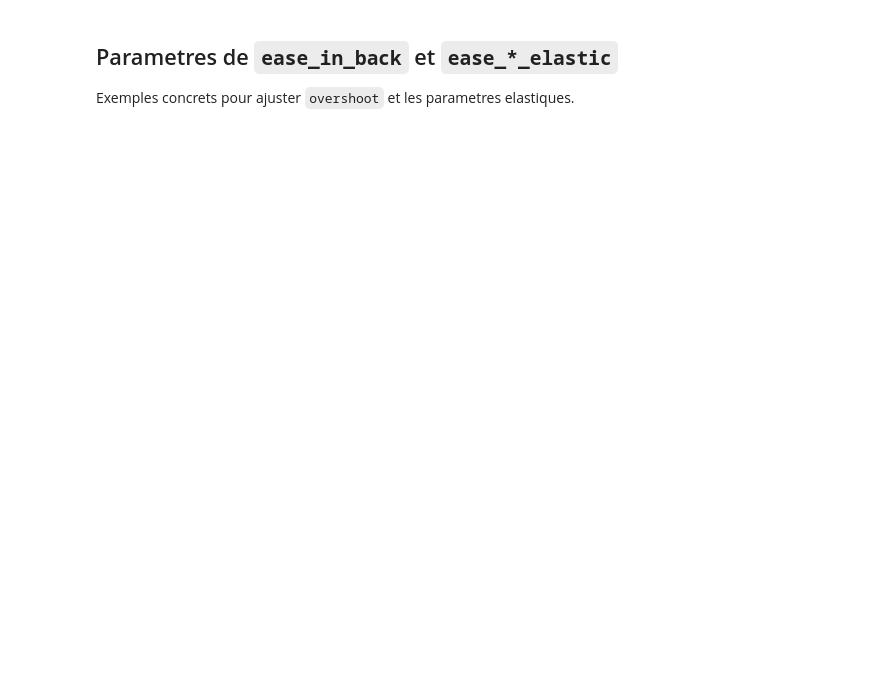
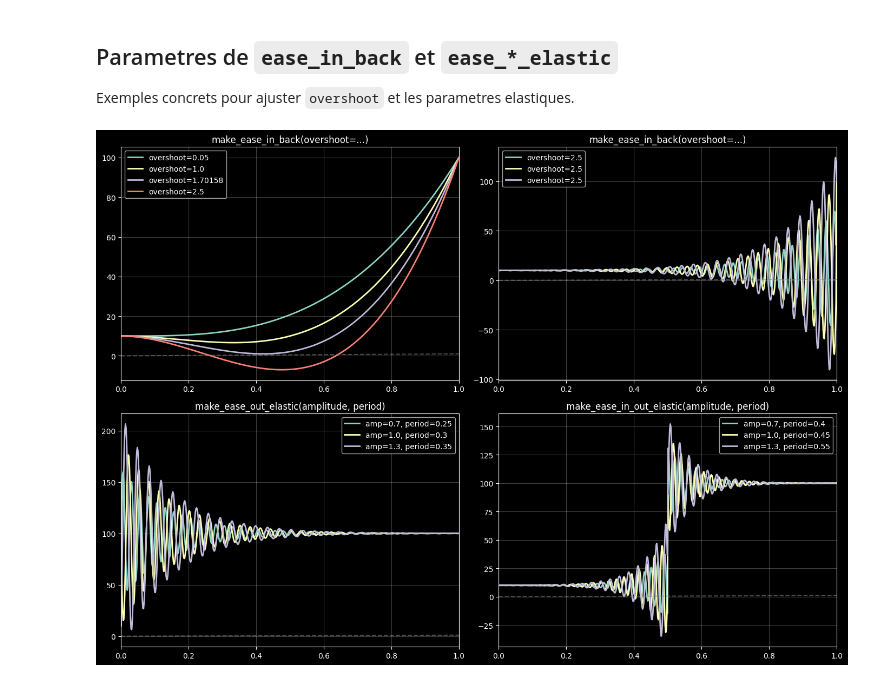
Before and after one commit to nschaetti/PixelPrism, a Jupyter notebook: notebooks/anim/easing_gallery.ipynb, the cells around one changed output. Cells and saved outputs as stored; diff of their text form; code cells hidden in the pictures; blank space fills up the shorter version.

```diff
--- a/notebooks/anim/easing_gallery.ipynb
+++ b/notebooks/anim/easing_gallery.ipynb
@@ -45,13 +57,6 @@ Exemples concrets pour ajuster `overshoot` et les parametres elastiques.
 # %%
 import numpy as np
 import matplotlib.pyplot as plt
-
-from pixelprism.anim.easing import (
-    make_ease_in_back,
-    make_ease_in_elastic,
-    make_ease_out_elastic,
-    make_ease_in_out_elastic,
-)
 
 u = np.linspace(0.0, 1.0, 600)
 
@@ -59,10 +64,17 @@ fig, axes = plt.subplots(2, 2, figsize=(14, 10), squeeze=False)
 
 # --- ease_in_back avec overshoot variable
 ax = axes[0][0]
-for overshoot in [0.5, 1.0, 1.70158, 2.5]:
-    fn = make_ease_in_back(overshoot=overshoot)
-    y = np.array([fn(float(x)) for x in u])
+for overshoot in [0.05, 1.0, 1.70158, 2.5]:
+    fn = create_interpolate(
+        start=start_value,
+        end=end_value,
+        interpolate_fn=INTERPOLATES["interpolate"],
+        easing_fn=EASINGS["ease_in_back"],
+        overshoot=overshoot
+    )
+    y = np.array([fn(t=float(x)) for x in u])
     ax.plot(u, y, linewidth=2, label=f'overshoot={overshoot}')
+# end for
 ax.plot([0, 1], [0, 1], '--', color='gray', alpha=0.6)
 ax.set_title('make_ease_in_back(overshoot=...)')
 ax.set_xlim(0, 1)
@@ -73,40 +85,77 @@ ax.legend()
 ax = axes[0][1]
 elastic_in_configs = [(0.7, 0.25), (1.0, 0.30), (1.3, 0.35)]
 for amplitude, period in elastic_in_configs:
-    fn = make_ease_in_elastic(amplitude=amplitude, period=period)
-    y = np.array([fn(float(x)) for x in u])
-    ax.plot(u, y, linewidth=2, label=f'amp={amplitude}, period={period}')
+    fn = create_interpolate(
+        start=start_value,
+        end=end_value,
+        interpolate_fn=INTERPOLATES["interpolate"],
+        easing_fn=EASINGS["ease_in_elastic"],
+        amplitude=amplitude,
+        period=period
+    )
+    y = np.array([fn(t=float(x)) for x in u])
+    ax.plot(u, y, linewidth=2, label=f'overshoot={overshoot}')
+# end for
 ax.plot([0, 1], [0, 1], '--', color='gray', alpha=0.6)
-ax.set_title('make_ease_in_elastic(amplitude, period)')
+ax.set_title('make_ease_in_back(overshoot=...)')
 ax.set_xlim(0, 1)
 ax.grid(alpha=0.25)
 ax.legend()
 
-# --- ease_out_elastic: amplitude et period
+# --- ease_in_elastic: amplitude et period
+# ax = axes[0][1]
+# elastic_in_configs = [(0.7, 0.25), (1.0, 0.30), (1.3, 0.35)]
+# for amplitude, period in elastic_in_configs:
+#     fn = make_ease_in_elastic(amplitude=amplitude, period=period)
+#     y = np.array([fn(float(x)) for x in u])
+#     ax.plot(u, y, linewidth=2, label=f'amp={amplitude}, period={period}')
+# ax.plot([0, 1], [0, 1], '--', color='gray', alpha=0.6)
+# ax.set_title('make_ease_in_elastic(amplitude, period)')
+# ax.set_xlim(0, 1)
+# ax.grid(alpha=0.25)
+# ax.legend()
+#
+# # --- ease_out_elastic: amplitude et period
 ax = axes[1][0]
 elastic_out_configs = [(0.7, 0.25), (1.0, 0.30), (1.3, 0.35)]
 for amplitude, period in elastic_out_configs:
-    fn = make_ease_out_elastic(amplitude=amplitude, period=period)
+    fn = create_interpolate(
+        start=start_value,
+        end=end_value,
+        interpolate_fn=INTERPOLATES["interpolate"],
+        easing_fn=EASINGS["ease_out_elastic"],
+        amplitude=amplitude,
+        period=period
+    )
     y = np.array([fn(float(x)) for x in u])
     ax.plot(u, y, linewidth=2, label=f'amp={amplitude}, period={period}')
 ax.plot([0, 1], [0, 1], '--', color='gray', alpha=0.6)
 ax.set_title('make_ease_out_elastic(amplitude, period)')
 ax.set_xlim(0, 1)
 ax.grid(alpha=0.25)
 ax.legend()
 
 # --- ease_in_out_elastic: amplitude et period
 ax = axes[1][1]
 elastic_in_out_configs = [(0.7, 0.40), (1.0, 0.45), (1.3, 0.55)]
 for amplitude, period in elastic_in_out_configs:
-    fn = make_ease_in_out_elastic(amplitude=amplitude, period=period)
+    fn = create_interpolate(
+        start=start_value,
+        end=end_value,
+        interpolate_fn=INTERPOLATES["interpolate"],
+        easing_fn=EASINGS["ease_in_out_elastic"],
+        amplitude=amplitude,
+        period=period
+    )
     y = np.array([fn(float(x)) for x in u])
     ax.plot(u, y, linewidth=2, label=f'amp={amplitude}, period={period}')
 ax.plot([0, 1], [0, 1], '--', color='gray', alpha=0.6)
 ax.set_title('make_ease_in_out_elastic(amplitude, period)')
 ax.set_xlim(0, 1)
 ax.grid(alpha=0.25)
 ax.legend()
 
 plt.tight_layout()
 plt.show()
+# %% [output]
+[figure, added]
```
Also changed, not shown: parts of 1 cell of this notebook, 4 other files.
